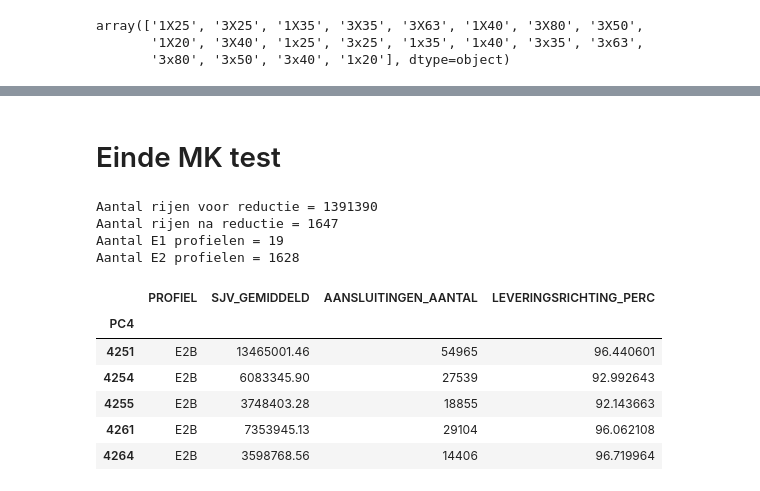
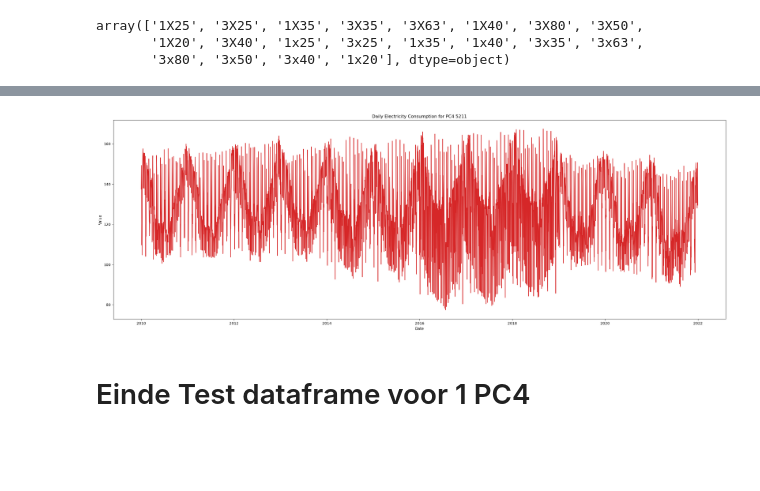
Before and after one commit to processminery/jads_enexis, a Jupyter notebook: notebooks/Kleinverbruik x NEDU.ipynb, the cells around one changed output, grey strips where cells are left out. Drawn from its saved outputs; the diff is of its cells as text; code cells hidden in the pictures; blank space fills up the shorter version.

Commit message:
sample daily verbruiksdata voor pc4 5211

```diff
--- a/notebooks/Kleinverbruik x NEDU.ipynb
+++ b/notebooks/Kleinverbruik x NEDU.ipynb
@@ -41,6 +42,10 @@ df_verbruik = pd.read_hdf('kleinverbruikgegevens_data.h5')
 
 # NEDU profielen
 df_nedu_profielen = pd.read_hdf('nedu_files.h5')
+df_transform_nedu = pd.read_hdf('nedu_files_transformed.h5')
+
+# mapping van PC4 buurt naar RES regio
+df_pc4_res = pd.read_hdf('pc4_res.h5')
 # %%
 # Laat alle soorten aansluitingen zien
 df_verbruik.SOORT_AANSLUITING.unique()
@@ -123,4 +115,0 @@ df_nedu_gereduceerd.tail()
-# %%
-# nieuwe dataframe aanmaken met alle dagen
-df = pd.DataFrame(pd.date_range(start='1/1/2010', end='31/12/2021' , freq='D'), columns=['DATUM']).sort_values(by='DATUM', ascending=False)
-df['JAAR'] = df['DATUM'].dt.year
@@ -147,0 +149,17 @@ df_nedu_gereduceerd.head()
+# %%
+# RES toevoegen aan vebruik dataframe
+df_verbruik['PC4'] = df_verbruik['PC4'].astype('int64')
+df_verbruik = pd.merge(df_verbruik, df_pc4_res, on=['PC4'], how='left')
+# %%
+# een sample nemen uit de verbruiks data
+# en deze joinen met de df_transform_nedu data
+df_sample = df_verbruik[['RES','PC4','JAAR','SJV_TOTAAL','PROFIEL']][df_verbruik['PC4'] == 5211]
+df_sample = pd.merge(df_sample, df_transform_nedu, on=['JAAR','PROFIEL'], how='left')
+
+# verbruik per dag berekenen
+df_sample['VERBRUIK'] =  df_sample['SJV_TOTAAL'] * df_sample['VERBRUIKS_FACTOR']
+
+# df_verbruik is nog per pc6, dus eerst omzetten naar pc4
+df_sample_pc4 = df_sample.groupby(['RES','PC4','DATUM'], as_index=False).agg(VERBRUIK = ('VERBRUIK', 'sum'))
+df_sample_pc4 = pd.DataFrame(df_sample_pc4[['DATUM','VERBRUIK']]).set_index('DATUM')
+df_sample_pc4.head()
@@ -167,2 +190,11 @@ Name: DATUM, dtype: int64
-# %% [markdown]
-# Einde MK test
+# %%
+# Time series plot
+def plot_df(df, x, y, title="", xlabel='Date', ylabel='Value', dpi=100):
+    plt.figure(figsize=(30,10), dpi=dpi)
+    plt.plot(x, y, color='tab:red')
+    plt.gca().set(title=title, xlabel=xlabel, ylabel=ylabel)
+    plt.show()
+
+plot_df(df_sample_pc4, x=df_sample_pc4.index, y=df_sample_pc4['VERBRUIK'], title='Daily Electricity Consumption for PC4 5211')
+# %% [output]
+[figure, added]
@@ -169,3 +215,5 @@ Name: DATUM, dtype: int64
+# %% [markdown]
+# Einde Test dataframe voor 1 PC4
 # %%
 # Manier 1. Eerst aantal rijen reduceren tot PC4 en daarna NEDU data invoegen. Wat doen we dan met het profiel?
 print (f"Aantal rijen voor reductie = {df_verbruik.shape[0]}")
@@ -192,18 +240,6 @@ print(f"Aantal E1 profielen = {df_verbruik_gereduceerd[df_verbruik_gereduceerd.P
 print(f"Aantal E2 profielen = {df_verbruik_gereduceerd[df_verbruik_gereduceerd.PROFIEL == 'E2B'].shape[0]}")
 
 df_verbruik_gereduceerd.head()
-# %% [output]
-Aantal rijen voor reductie = 1391390
-Aantal rijen na reductie = 1647
-Aantal E1 profielen = 19
-Aantal E2 profielen = 1628
-|  | PROFIEL | SJV_GEMIDDELD | AANSLUITINGEN_AANTAL | LEVERINGSRICHTING_PERC |
-| PC4 |  |  |  |  |
-| 4251 | E2B | 13465001.46 | 54965 | 96.440601 |
-| 4254 | E2B | 6083345.90 | 27539 | 92.992643 |
-| 4255 | E2B | 3748403.28 | 18855 | 92.143663 |
-| 4261 | E2B | 7353945.13 | 29104 | 96.062108 |
-| 4264 | E2B | 3598768.56 | 14406 | 96.719964 |
 # %%
 # Manier 2. We maken een dictionary van postcode naar {#aansluitingen, dateframe met NEDU profiel data} en zetten die om naar een dataframe
 
```
Also changed, not shown: parts of 22 cells of this notebook, 2 other files.
